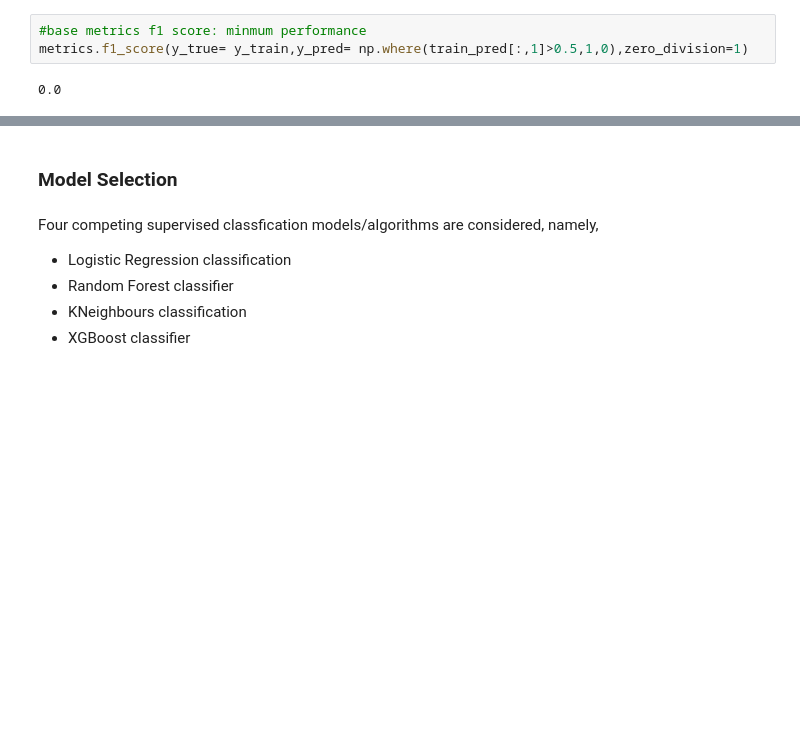
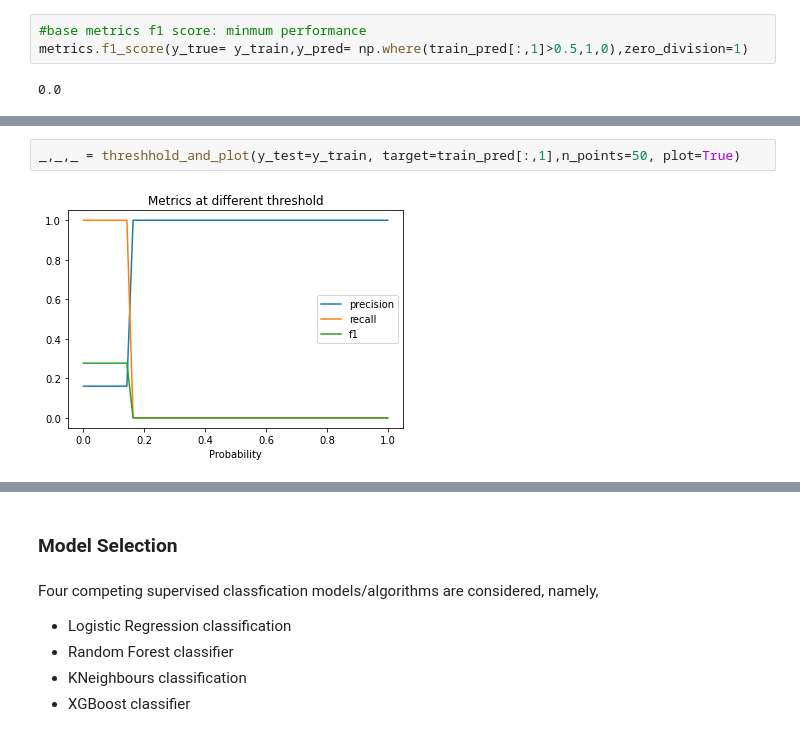
Before and after one commit to shaisid01/Data-Science, a Jupyter notebook: CapstoneProjects/Capstone 2/Notebooks/05_modeling.ipynb, the cells around one changed output, grey strips where cells are left out. Drawn from its saved outputs; the diff is of its cells as text; blank space fills up the shorter version.

```diff
--- a/CapstoneProjects/Capstone 2/Notebooks/05_modeling.ipynb
+++ b/CapstoneProjects/Capstone 2/Notebooks/05_modeling.ipynb
@@ -197,0 +235,4 @@ Observed: 0.161, Fit: 0.161
+# %%
+_,_,_ = threshhold_and_plot(y_test=y_train, target=train_pred[:,1],n_points=50, plot=True)
+# %% [output]
+[figure, added]
```
Also changed, not shown: parts of 147 cells of this notebook.
